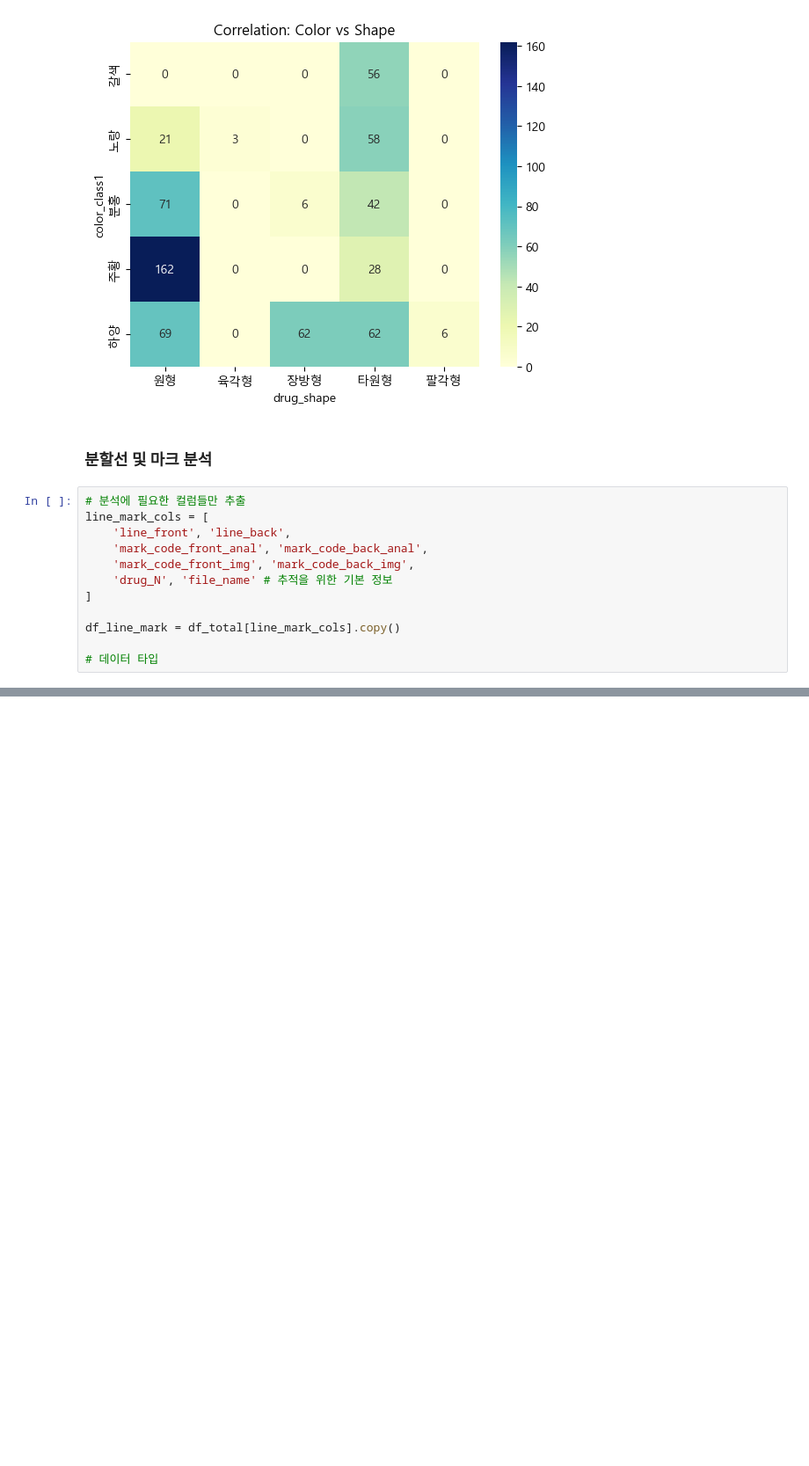
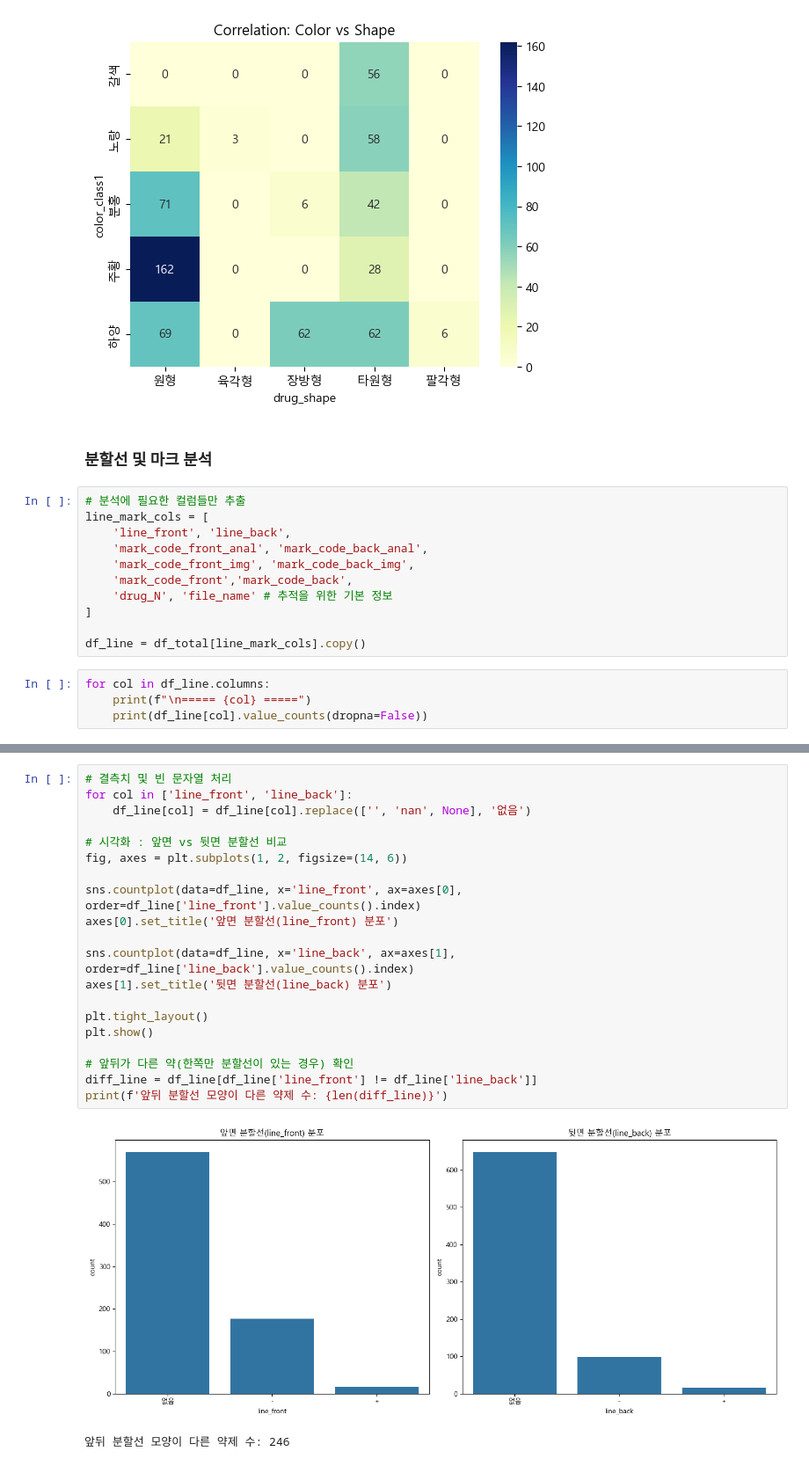
Before and after one commit to ikstre/AI_Model_for_Detecting_Oral_Medication_Tablets, a Jupyter notebook: eda-pill(chan).ipynb, the cells around one changed output, grey strips where cells are left out. Shown at 88% size. Saved outputs shown, nothing was run; the diff lists cells and outputs as text; blank space fills up the shorter version.

```diff
--- a/eda-pill(chan).ipynb
+++ b/eda-pill(chan).ipynb
@@ -444,9 +464,12 @@ line_mark_cols = [
     'line_front', 'line_back',
     'mark_code_front_anal', 'mark_code_back_anal',
     'mark_code_front_img', 'mark_code_back_img',
+    'mark_code_front','mark_code_back',
     'drug_N', 'file_name' # 추적을 위한 기본 정보
 ]
 
-df_line_mark = df_total[line_mark_cols].copy()
-
-# 데이터 타입
+df_line = df_total[line_mark_cols].copy()
+# %%
+for col in df_line.columns:
+    print(f"\n===== {col} =====")
+    print(df_line[col].value_counts(dropna=False))
@@ -452,0 +494,23 @@ df_line_mark = df_total[line_mark_cols].copy()
+# %%
+# 결측치 및 빈 문자열 처리
+for col in ['line_front', 'line_back']:
+    df_line[col] = df_line[col].replace(['', 'nan', None], '없음')
+
+# 시각화 : 앞면 vs 뒷면 분할선 비교
+fig, axes = plt.subplots(1, 2, figsize=(14, 6))
+
+sns.countplot(data=df_line, x='line_front', ax=axes[0], order=df_line['line_front'].value_counts().index)
+axes[0].set_title('앞면 분할선(line_front) 분포')
+
+sns.countplot(data=df_line, x='line_back', ax=axes[1], order=df_line['line_back'].value_counts().index)
+axes[1].set_title('뒷면 분할선(line_back) 분포')
+
+plt.tight_layout()
+plt.show()
+
+# 앞뒤가 다른 약(한쪽만 분할선이 있는 경우) 확인
+diff_line = df_line[df_line['line_front'] != df_line['line_back']]
+print(f'앞뒤 분할선 모양이 다른 약제 수: {len(diff_line)}')
+# %% [output]
+[figure, added]
+앞뒤 분할선 모양이 다른 약제 수: 246
```
Also changed, not shown: parts of 6 cells of this notebook.
